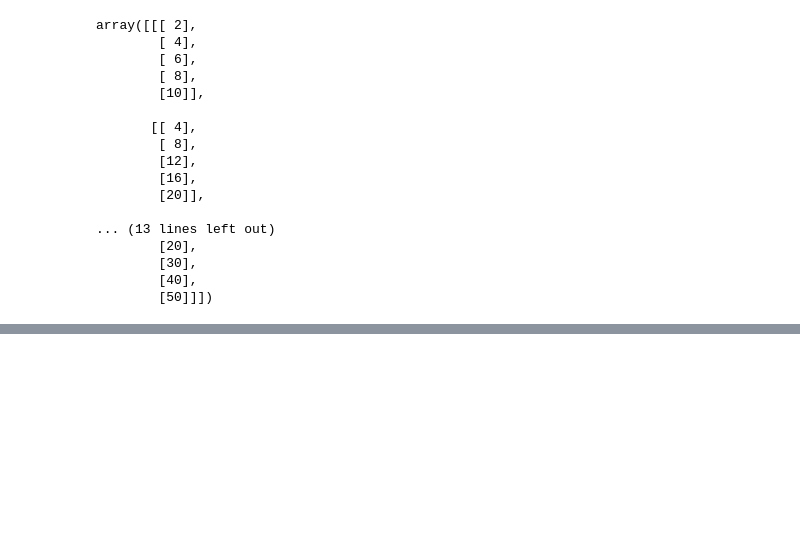
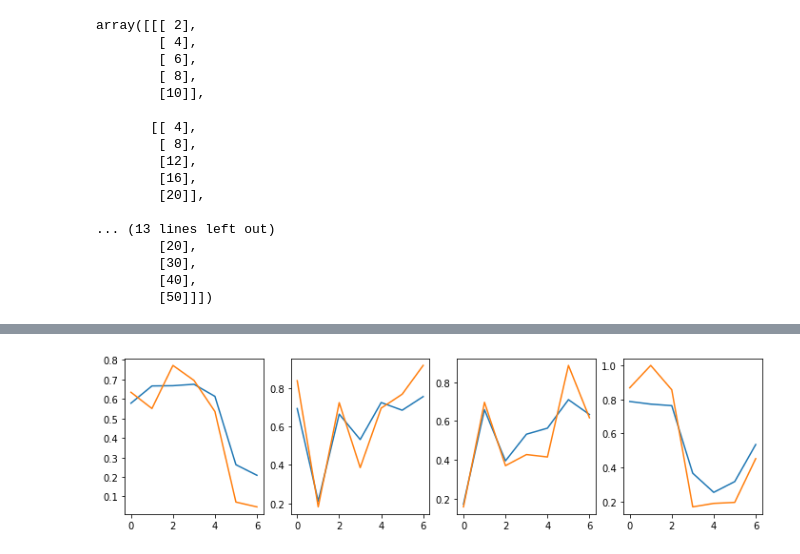
Before and after one commit to kbpositive/machine-learning, a Jupyter notebook: RubiksCube/cube.ipynb, the cells around one changed output, grey strips where cells are left out. Cells and saved outputs as stored; diff of their text form; code cells hidden in the pictures; blank space fills up the shorter version.

```diff
--- a/RubiksCube/cube.ipynb
+++ b/RubiksCube/cube.ipynb
@@ -136,0 +171,29 @@ array([[[ 2],
+# %%
+# contextual bandit
+input_values = 4
+output_values = 7
+
+# random probability distributions for training data
+inputs = torch.eye(input_values)
+target_distributions = torch.rand(input_values,output_values)
+
+# single layer vanilla NN
+weights = torch.rand(input_values,output_values).requires_grad_()
+optimizer = torch.optim.SGD([weights], lr=0.2)
+
+def sample_distribution(true_distribution):
+    return torch.ceil(true_distribution-torch.rand(len(true_distribution),len(true_distribution[0]))).float()
+
+for _ in range(50):
+    optimizer.zero_grad()
+    targets = sample_distribution(target_distributions)
+    pred = torch.sigmoid(inputs @ weights)
+    loss = pred - targets * torch.log(pred)
+    loss.backward(gradient=torch.ones(input_values,output_values))
+    optimizer.step()
+
+fig, axs = plt.subplots(1,input_values, figsize=(3*input_values, 3))
+for index,item in enumerate(axs):
+    item.plot(np.array([pred[index].detach().numpy(),target_distributions[index].numpy()]).T)
+# %% [output]
+[figure, added]
```
Also changed, not shown: parts of 2 cells of this notebook.
